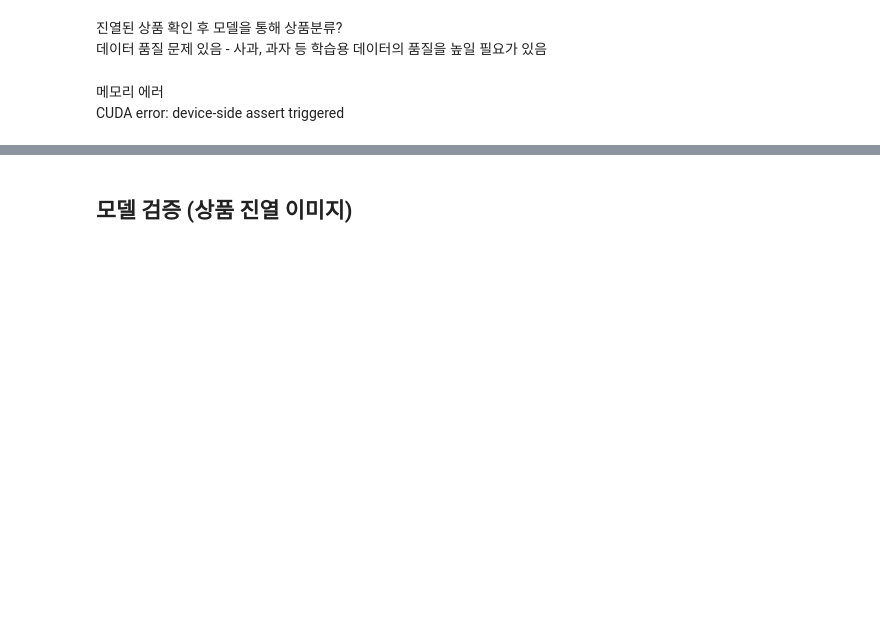
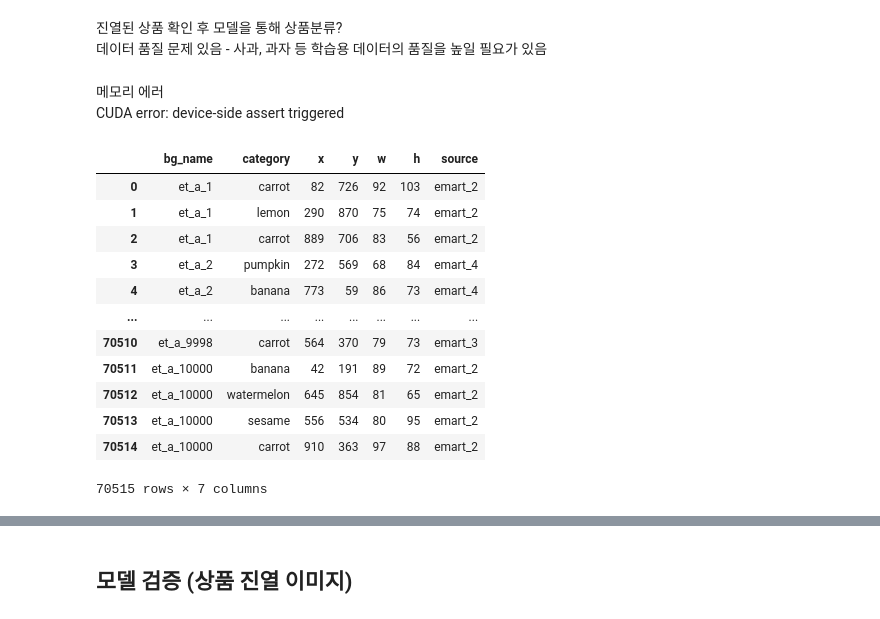
Before and after one commit to EasyFree-Project/EasyFree-Backend, a Jupyter notebook: MODEL/DETR/DETR.ipynb, the cells around one changed output, grey strips where cells are left out. Cells and saved outputs as stored; diff of their text form; code cells hidden in the pictures; blank space fills up the shorter version.

Commit message:
Implement Image Maker, DETR Code

```diff
--- a/MODEL/DETR/DETR.ipynb
+++ b/MODEL/DETR/DETR.ipynb
@@ -86,9 +86,23 @@ def seed_everything(seed):
 # %%
 seed_everything(seed)
 # %%
-marking = pd.read_csv('/home/lab10/JJC/EasyFree/IMAGE/coco_train.csv').reset_index()
+marking = pd.read_csv('/home/lab10/JJC/EasyFree-Backend/IMAGE/coco_train.csv').reset_index()
 marking.columns = ['bg_name','category','x','y','w','h','source']
 marking
+# %% [output]
+|  | bg_name | category | x | y | w | h | source |
+| 0 | et_a_1 | carrot | 82 | 726 | 92 | 103 | emart_2 |
+| 1 | et_a_1 | lemon | 290 | 870 | 75 | 74 | emart_2 |
+| 2 | et_a_1 | carrot | 889 | 706 | 83 | 56 | emart_2 |
+| 3 | et_a_2 | pumpkin | 272 | 569 | 68 | 84 | emart_4 |
+| 4 | et_a_2 | banana | 773 | 59 | 86 | 73 | emart_4 |
+| ... | ... | ... | ... | ... | ... | ... | ... |
+| 70510 | et_a_9998 | carrot | 564 | 370 | 79 | 73 | emart_3 |
+| 70511 | et_a_10000 | banana | 42 | 191 | 89 | 72 | emart_2 |
+| 70512 | et_a_10000 | watermelon | 645 | 854 | 81 | 65 | emart_2 |
+| 70513 | et_a_10000 | sesame | 556 | 534 | 80 | 95 | emart_2 |
+| 70514 | et_a_10000 | carrot | 910 | 363 | 97 | 88 | emart_2 |
+70515 rows × 7 columns
 # %%
 # labels 값은 1부터 Length까지
 i=0
```
Also changed, not shown: parts of 44 cells of this notebook, 3 other files.
